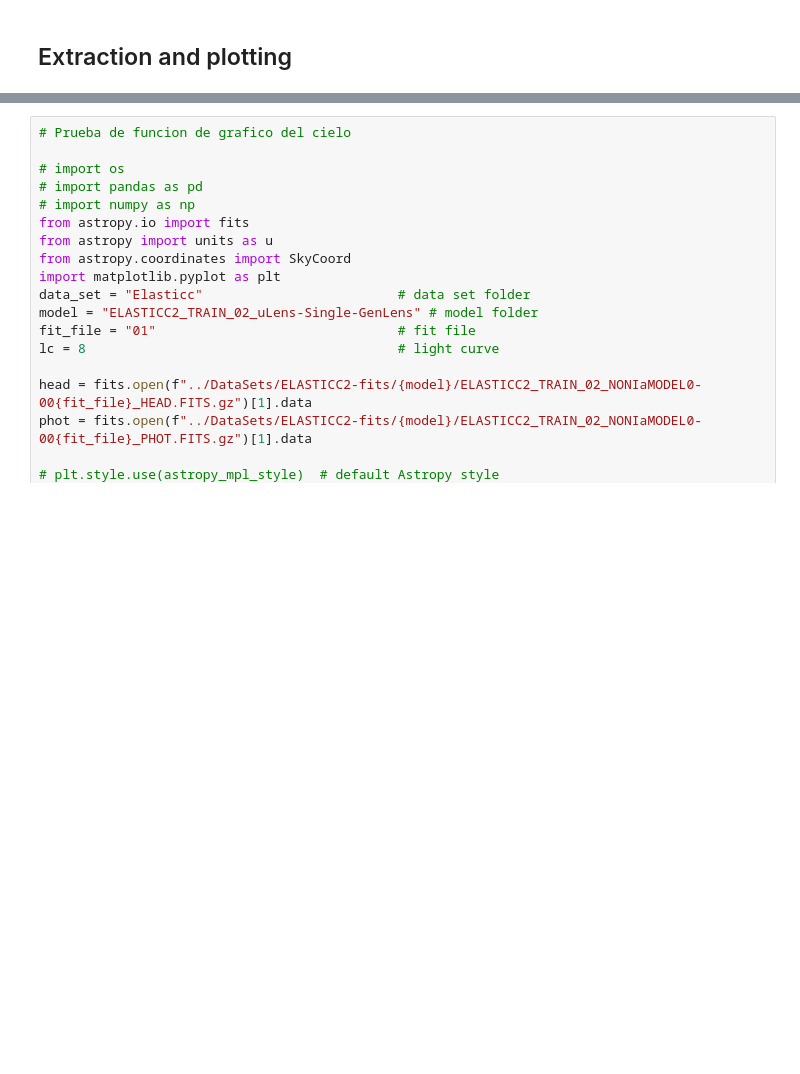
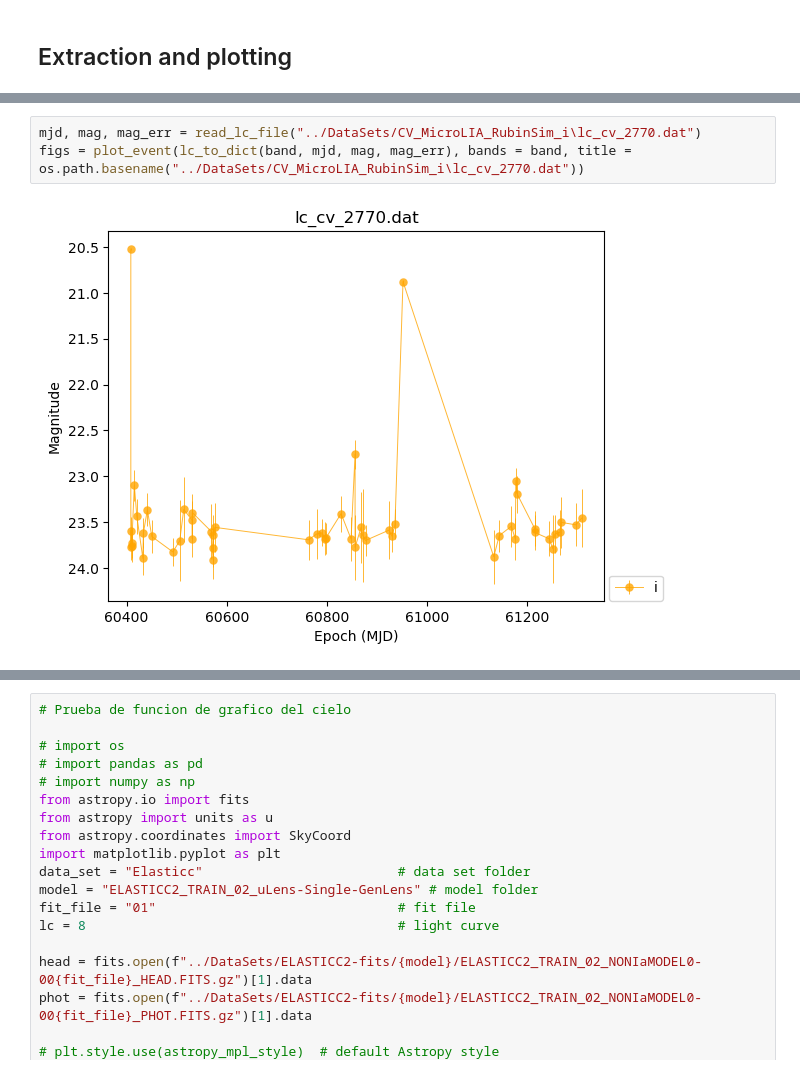
Before and after one commit to nowokaren/TV_Classifier, a Jupyter notebook: TV_DataSets.ipynb, the cells around one changed output, grey strips where cells are left out. Cells and saved outputs as stored; diff of their text form; blank space fills up the shorter version.

```diff
--- a/TV_DataSets.ipynb
+++ b/TV_DataSets.ipynb
@@ -183 +198,6 @@ Wall time: 82.5 µs
+# %%
+mjd, mag, mag_err = read_lc_file("../DataSets/CV_MicroLIA_RubinSim_i\lc_cv_2770.dat")
+figs = plot_event(lc_to_dict(band, mjd, mag, mag_err), bands = band, title = os.path.basename("../DataSets/CV_MicroLIA_RubinSim_i\lc_cv_2770.dat"))
+# %% [output]
+[figure, added]
 # %%
```
Also changed, not shown: parts of 14 cells of this notebook.
